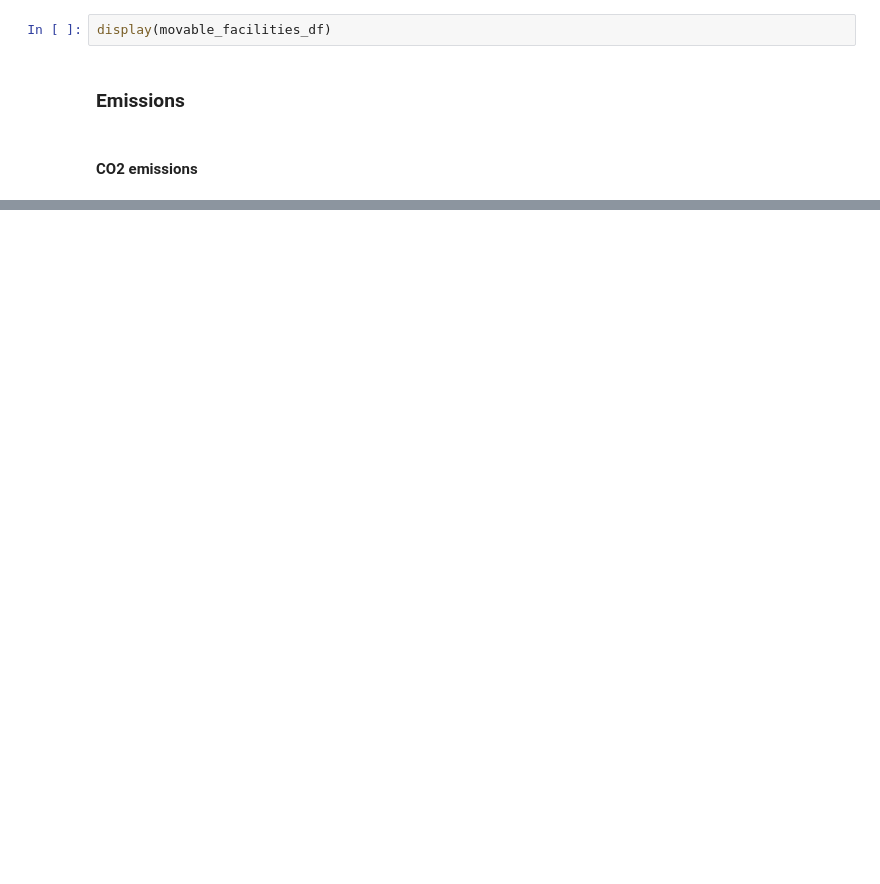
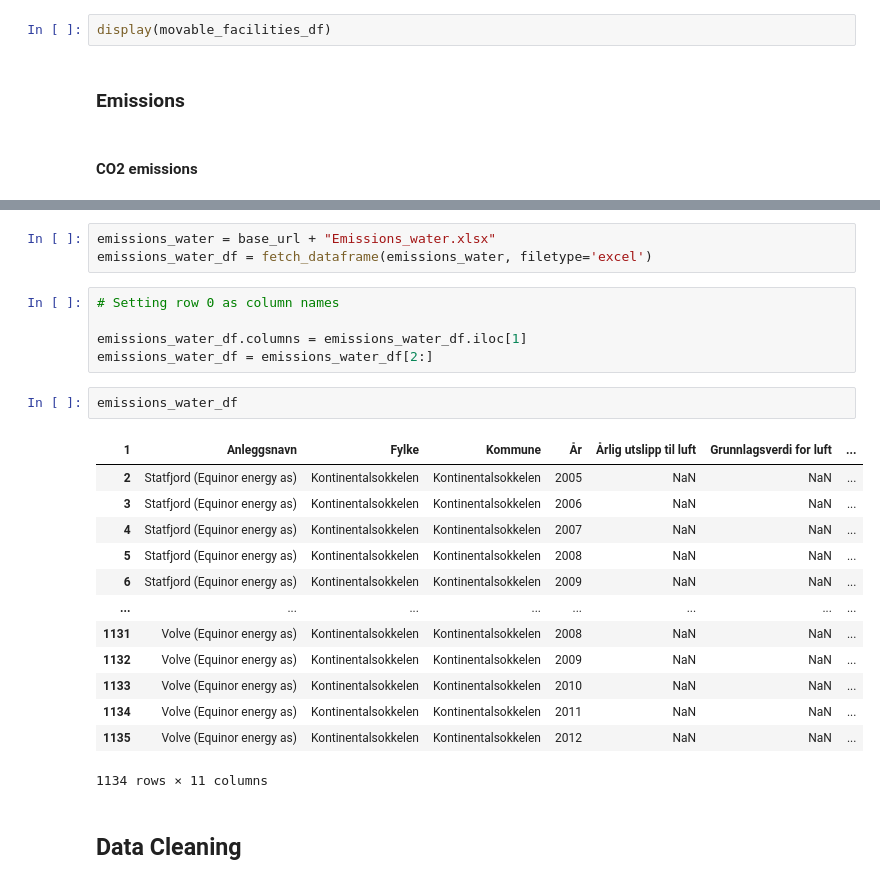
Before and after one commit to percw/Norwegian_oil_gas_decarbonization, a Jupyter notebook: notebooks/production_and_emission_data.ipynb, the cells around one changed output, grey strips where cells are left out. Saved outputs shown, nothing was run; the diff lists cells and outputs as text; blank space fills up the shorter version.

```diff
--- a/notebooks/production_and_emission_data.ipynb
+++ b/notebooks/production_and_emission_data.ipynb
@@ -346,0 +297,26 @@ array(['Grane (Equinor energy as)', 'Norne (Equinor energy as)',
+# %%
+emissions_water = base_url + "Emissions_water.xlsx"
+emissions_water_df = fetch_dataframe(emissions_water, filetype='excel')
+# %%
+# Setting row 0 as column names
+
+emissions_water_df.columns = emissions_water_df.iloc[1]
+emissions_water_df = emissions_water_df[2:]
+# %%
+emissions_water_df
+# %% [output]
+| 1 | Anleggsnavn | Fylke | Kommune | År | Årlig utslipp til luft | Grunnlagsverdi for luft | ... |
+| 2 | Statfjord (Equinor energy as) | Kontinentalsokkelen | Kontinentalsokkelen | 2005 | NaN | NaN | ... |
+| 3 | Statfjord (Equinor energy as) | Kontinentalsokkelen | Kontinentalsokkelen | 2006 | NaN | NaN | ... |
+| 4 | Statfjord (Equinor energy as) | Kontinentalsokkelen | Kontinentalsokkelen | 2007 | NaN | NaN | ... |
+| 5 | Statfjord (Equinor energy as) | Kontinentalsokkelen | Kontinentalsokkelen | 2008 | NaN | NaN | ... |
+| 6 | Statfjord (Equinor energy as) | Kontinentalsokkelen | Kontinentalsokkelen | 2009 | NaN | NaN | ... |
+| ... | ... | ... | ... | ... | ... | ... | ... |
+| 1131 | Volve (Equinor energy as) | Kontinentalsokkelen | Kontinentalsokkelen | 2008 | NaN | NaN | ... |
+| 1132 | Volve (Equinor energy as) | Kontinentalsokkelen | Kontinentalsokkelen | 2009 | NaN | NaN | ... |
+| 1133 | Volve (Equinor energy as) | Kontinentalsokkelen | Kontinentalsokkelen | 2010 | NaN | NaN | ... |
+| 1134 | Volve (Equinor energy as) | Kontinentalsokkelen | Kontinentalsokkelen | 2011 | NaN | NaN | ... |
+| 1135 | Volve (Equinor energy as) | Kontinentalsokkelen | Kontinentalsokkelen | 2012 | NaN | NaN | ... |
+1134 rows × 11 columns
+# %% [markdown]
+## Data Cleaning
```
Also changed, not shown: parts of 44 cells of this notebook.
